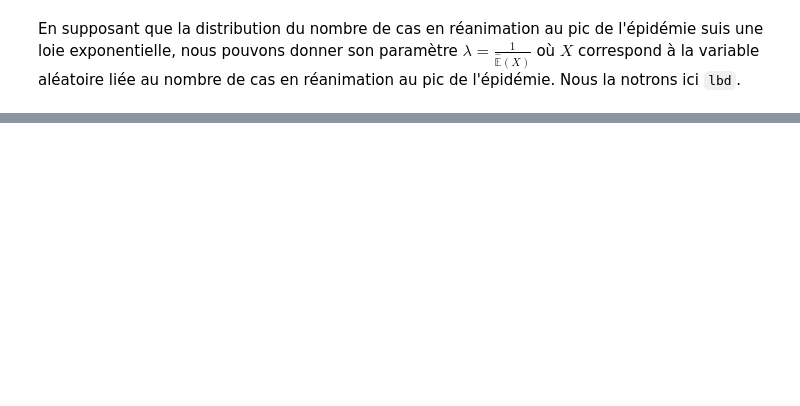
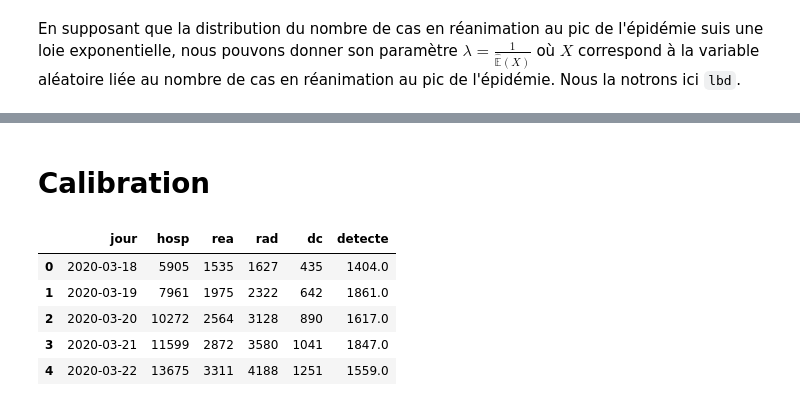
Before and after one commit to SwannChelly/MAP568, a Jupyter notebook: src/Project.ipynb, the cells around one changed output, grey strips where cells are left out. Drawn from its saved outputs; the diff is of its cells as text; code cells hidden in the pictures; blank space fills up the shorter version.

```diff
--- a/src/Project.ipynb
+++ b/src/Project.ipynb
@@ -210,0 +211,2 @@ La valeur moyenne du pic est de 46.61 et appartient à l'intervalle de confiance
+# %% [markdown]
+# Calibration
@@ -210,0 +217,22 @@ La valeur moyenne du pic est de 46.61 et appartient à l'intervalle de confiance
+# %%
+
+contamination = pd.read_csv('data_per_day.csv', sep = ';')
+contamination['date'] = pd.to_datetime(contamination['date'],infer_datetime_format = True)
+contamination = contamination[contamination['date']<= '2020-05-11']
+contamination.columns = [jour,'detecte']
+contamination['detecte'] = contamination['detecte'].diff(periods = 1)
+
+
+hosp          = pd.read_csv('donnees_hospitalieres.csv', ';')
+hosp[jour]    = pd.to_datetime(hosp[jour])
+hosp          = hosp.groupby(jour).agg('sum').reset_index(False)[[jour,'hosp','rea','rad','dc']]
+big_table     = hosp.merge(contamination, left_on= jour, right_on = jour)
+big_table     = big_table[big_table[jour]<= '2020-05-11']
+big_table.head()
+# %% [output]
+|  | jour | hosp | rea | rad | dc | detecte |
+| 0 | 2020-03-18 | 5905 | 1535 | 1627 | 435 | 1404.0 |
+| 1 | 2020-03-19 | 7961 | 1975 | 2322 | 642 | 1861.0 |
+| 2 | 2020-03-20 | 10272 | 2564 | 3128 | 890 | 1617.0 |
+| 3 | 2020-03-21 | 11599 | 2872 | 3580 | 1041 | 1847.0 |
+| 4 | 2020-03-22 | 13675 | 3311 | 4188 | 1251 | 1559.0 |
```
Also changed, not shown: parts of 6 cells of this notebook.
